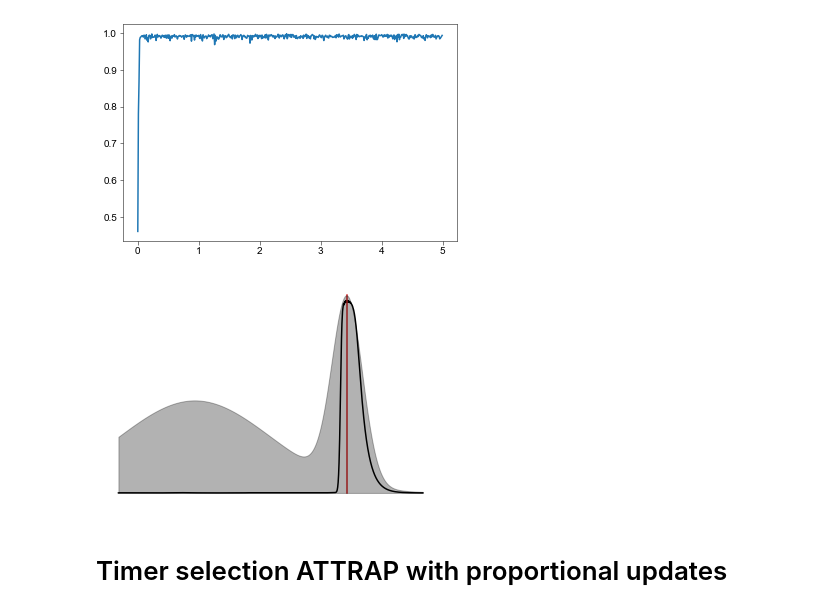
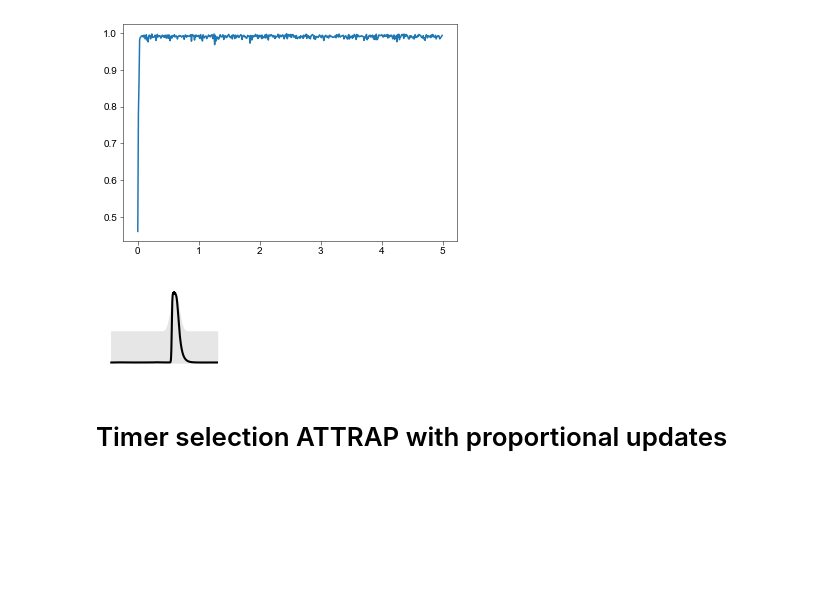
Before and after one commit to jay-bhasin/attrap, a Jupyter notebook: synaptic-models/timer-selection.ipynb, the cells around one changed output. Drawn from its saved outputs; the diff is of its cells as text; code cells hidden in the pictures; blank space fills up the shorter version.

```diff
--- a/synaptic-models/timer-selection.ipynb
+++ b/synaptic-models/timer-selection.ipynb
@@ -272,3 +272,5 @@ np.save('cascade_timers.npy',timers)
 ### Distribution of PF-CF intervals
 # %%
 timers = np.load('cascade_timers.npy')
+# %%
+timers = cascade_output
@@ -278,5 +282,11 @@ t = np.arange(0, int(0.2/dt))*dt
 distr = np.exp(-(t-0.05)**2/(2*0.05**2)) + 2*np.exp(-(t-0.15)**2/(2*0.01**2))
 distr /=np.sum(distr)
+# %%
+distr_ = np.exp(-((t - 120e-3)/(2*5e-3))**2)
+distr_flat = np.ones(len(t))/len(t)
+
+distr_weight = 0.1
+distr = distr_/np.sum(distr_)*distr_weight + (1-distr_weight)*distr_flat
 # %%
 plt.plot(t, distr)
 # %% [output]
@@ -302,7 +312,7 @@ def selectionFixed(v_initial, distr, its=5000000, dv = 1e-4, report_its = 10000)
 
     # Use CDF to draw intervals randomly from distribution given uniform random variables (see Methods)
     get_interval = lambda r: np.interp(r, cdf, t)
-    get_interval_NN = lambda r: np.array(np.round(get_interval(r)*10000)/10000/dt, dtype=int)
+    # get_interval_NN = lambda r: np.array(np.round(get_interval(r)*10000)/10000/dt, dtype=int)
 
     # Used for reporting weight values periodically
     report_counter = 0
@@ -316,10 +326,11 @@ def selectionFixed(v_initial, distr, its=5000000, dv = 1e-4, report_its = 10000)
     v_all = np.zeros((num_states, int(its/report_its)))
     v = np.copy(v_initial)
 
-    for it in tnrange(its, leave=False):
+    for it in tqdm.notebook.trange(its, leave=False):
         # Calculate values of most active basis function
         # given random draw of PF/CF interval
-        timer_vals = timers[:,get_interval_NN(np.random.rand())]
+        spike_ind = np.digitize(get_interval(np.random.rand()), t)-1
+        timer_vals = timers[:,spike_ind]
 
         # Get index of most active timer
         active_timer = np.argmax(timer_vals)
@@ -369,16 +380,20 @@ plt.plot(np.arange(v_fixed_all.shape[1])*10000/1e6, v_fixed_all[19,:])
 [<matplotlib.lines.Line2D at 0x...>]
 [figure]
 # %%
+plt.figure(figsize=(1.5,1))
 selected_window_fixed = v_fixed@timers
 
-plt.plot(t, selected_window_fixed,c='k', zorder=10)
-plt.plot([0.15,]*2, [0, 1], c='C3', zorder=10) # Mode of the distribution
+plt.fill_between(t,0, distr, color=(0.9,)*3)
+
+# plt.plot([0.15,]*2, [0, 1], c='C3', zorder=10) # Mode of the distribution
 plt.axis('off')
 ax = plt.twinx()
-plt.fill_between(t,0, distr, alpha=0.3, color='k', zorder=0)
+plt.plot(t, selected_window_fixed,c='k')
 plt.axis('off');
+
+plt.savefig('figures/mode-biochemical-result.pdf')
 # %% [output]
-[figure, old version]
+[figure, new version]
 # %% [markdown]
 # Timer selection ATTRAP with proportional updates
 # %%
```
Also changed, not shown: parts of 6 cells of this notebook, 18 other files.
